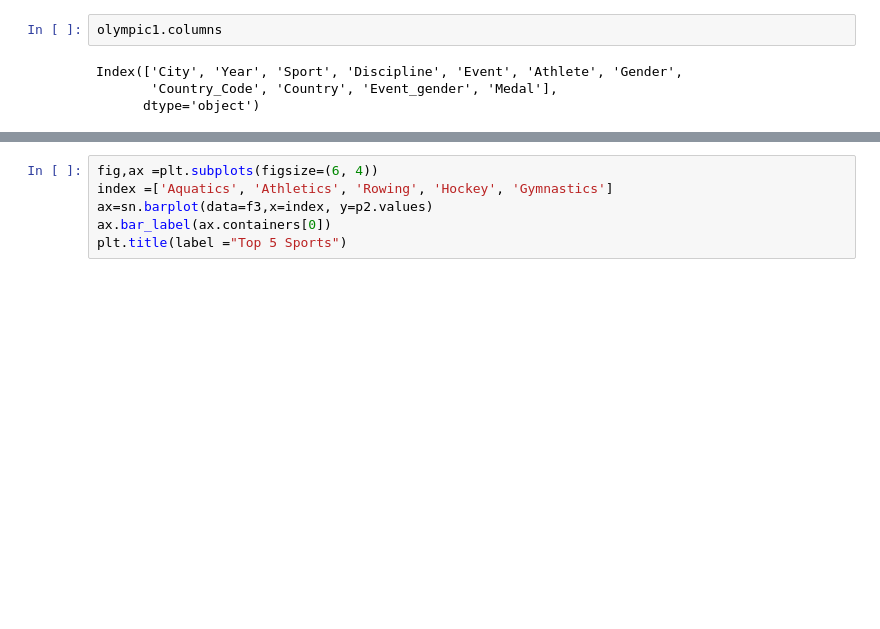
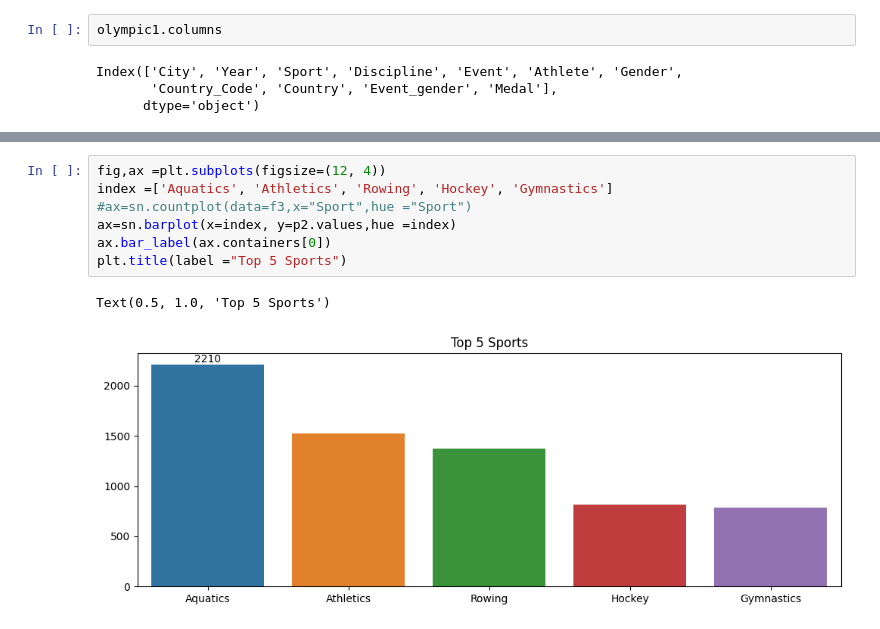
Before and after one commit to LeoPrince777/Hackathon_4.0_Task_Summar_Olympic-1976-2008-Dataset, a Jupyter notebook: Hackathon_4.0_Task_Summar_Olympic(1976-2008).ipynb, the cells around one changed output, grey strips where cells are left out. Cells and saved outputs as stored; diff of their text form; blank space fills up the shorter version.

```diff
--- a/Hackathon_4.0_Task_Summar_Olympic(1976-2008).ipynb
+++ b/Hackathon_4.0_Task_Summar_Olympic(1976-2008).ipynb
@@ -598,9 +772,13 @@ f3
 # %%
-fig,ax =plt.subplots(figsize=(6, 4))
+fig,ax =plt.subplots(figsize=(12, 4))
 index =['Aquatics', 'Athletics', 'Rowing', 'Hockey', 'Gymnastics']
-ax=sn.barplot(data=f3,x=index, y=p2.values)
+#ax=sn.countplot(data=f3,x="Sport",hue ="Sport")
+ax=sn.barplot(x=index, y=p2.values,hue =index)
 ax.bar_label(ax.containers[0])
 plt.title(label ="Top 5 Sports")
+# %% [output]
+Text(0.5, 1.0, 'Top 5 Sports')
+[figure, added]
 # %%
 f4=olympic1[["Athlete","Medal"]]
 f4
```
Also changed, not shown: parts of 38 cells of this notebook.
